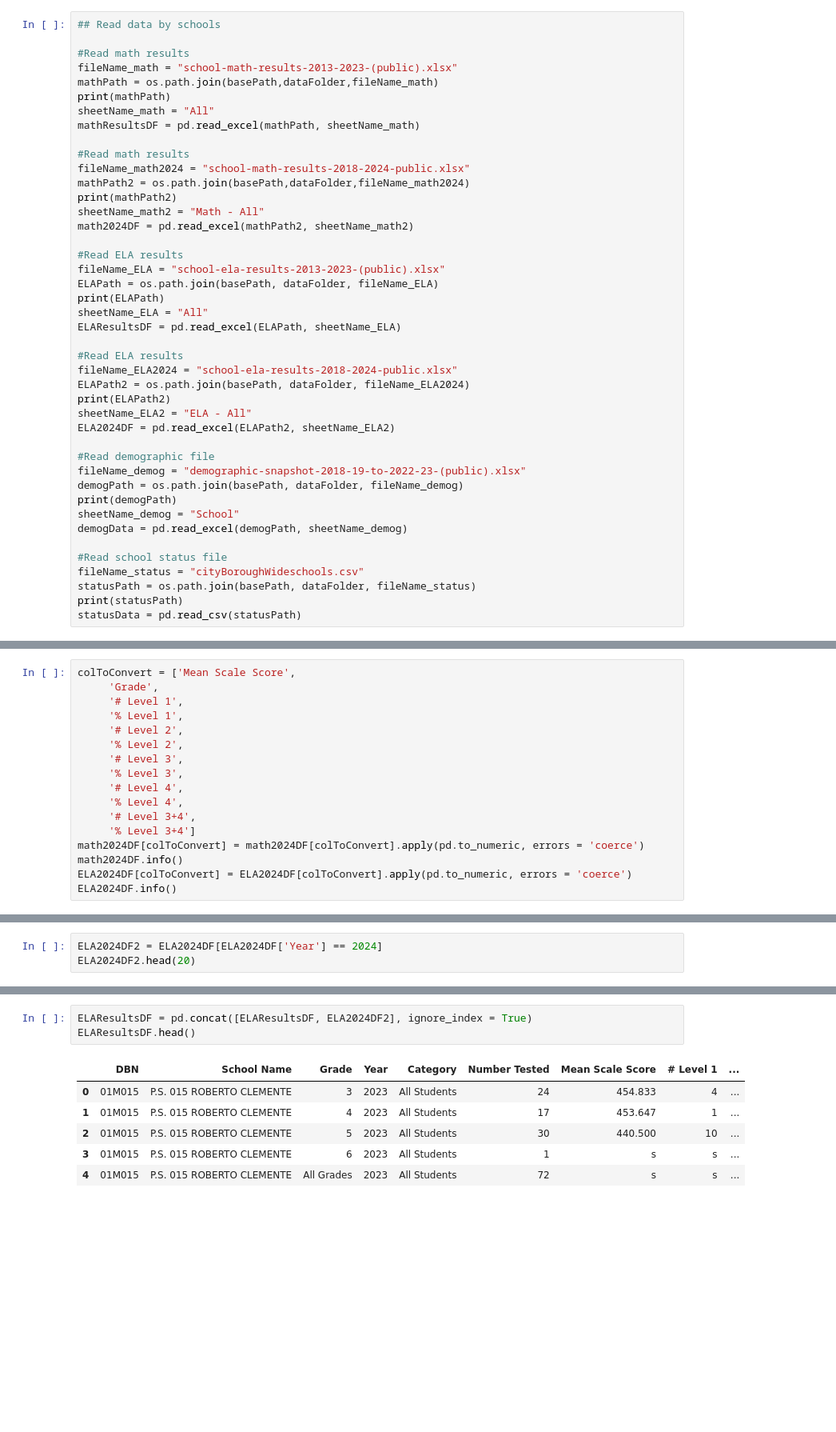
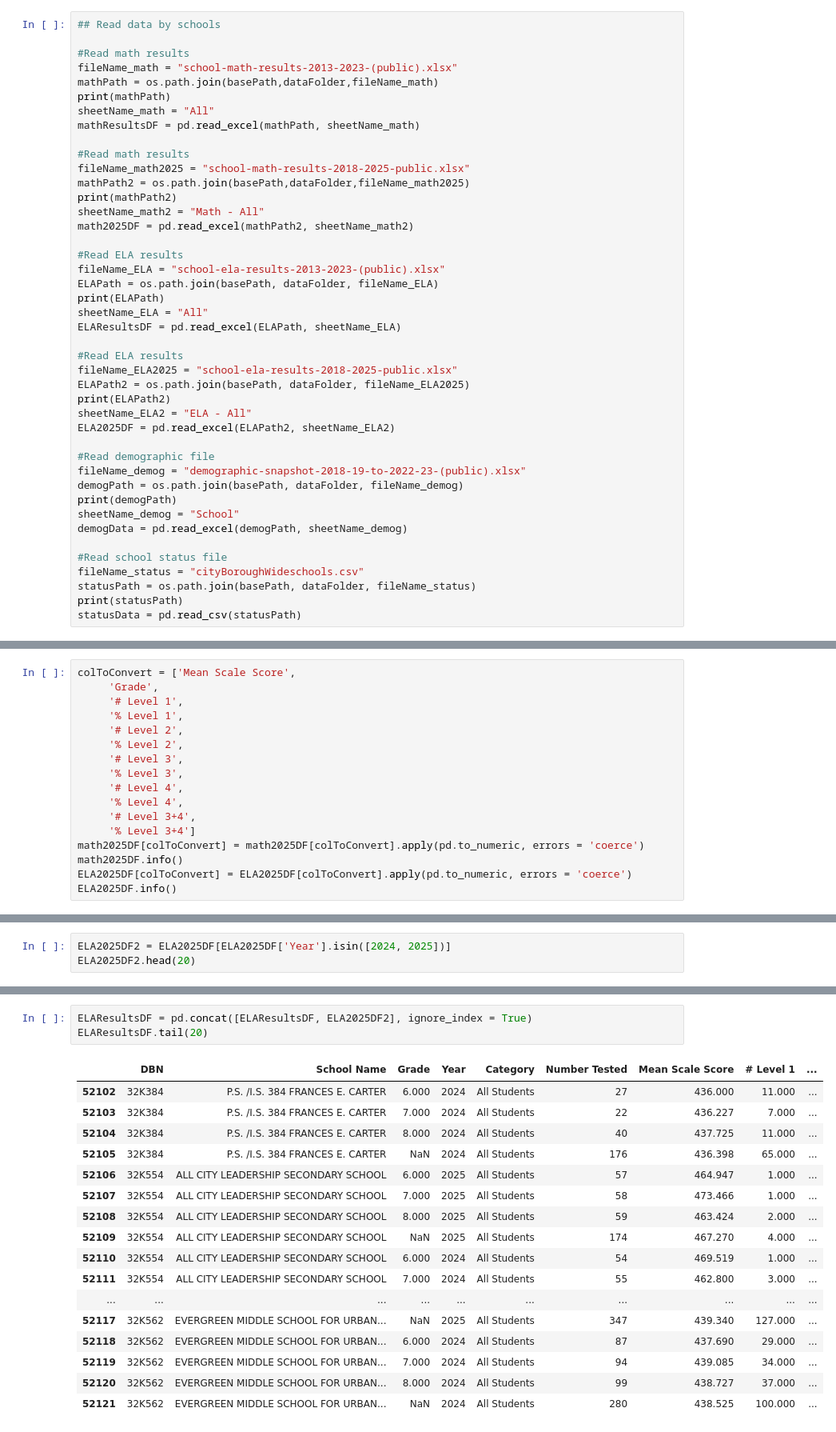
Before and after one commit to Solirinai/NY_schools_maps, a Jupyter notebook: notebooks/NYC_updated/1._NYC_data_processing_by_schools.ipynb, the cells around one changed output, grey strips where cells are left out. Shown: that part at 80% size. Cells and saved outputs as stored; diff of their text form; blank space fills up the shorter version.

Commit message:
Started updating NYC map with 2025 results, fixing some methodology,: first commit

```diff
--- a/notebooks/NYC_updated/1._NYC_data_processing_by_schools.ipynb
+++ b/notebooks/NYC_updated/1._NYC_data_processing_by_schools.ipynb
@@ -236,11 +236,11 @@ sheetName_math = "All"
 mathResultsDF = pd.read_excel(mathPath, sheetName_math)
 
 #Read math results
-fileName_math2024 = "school-math-results-2018-2024-public.xlsx"
-mathPath2 = os.path.join(basePath,dataFolder,fileName_math2024)
+fileName_math2025 = "school-math-results-2018-2025-public.xlsx"
+mathPath2 = os.path.join(basePath,dataFolder,fileName_math2025)
 print(mathPath2)
 sheetName_math2 = "Math - All"
-math2024DF = pd.read_excel(mathPath2, sheetName_math2)
+math2025DF = pd.read_excel(mathPath2, sheetName_math2)
 
 #Read ELA results
 fileName_ELA = "school-ela-results-2013-2023-(public).xlsx"
@@ -250,11 +250,11 @@ sheetName_ELA = "All"
 ELAResultsDF = pd.read_excel(ELAPath, sheetName_ELA)
 
 #Read ELA results
-fileName_ELA2024 = "school-ela-results-2018-2024-public.xlsx"
-ELAPath2 = os.path.join(basePath, dataFolder, fileName_ELA2024)
+fileName_ELA2025 = "school-ela-results-2018-2025-public.xlsx"
+ELAPath2 = os.path.join(basePath, dataFolder, fileName_ELA2025)
 print(ELAPath2)
 sheetName_ELA2 = "ELA - All"
-ELA2024DF = pd.read_excel(ELAPath2, sheetName_ELA2)
+ELA2025DF = pd.read_excel(ELAPath2, sheetName_ELA2)
 
 #Read demographic file
 fileName_demog = "demographic-snapshot-2018-19-to-2022-23-(public).xlsx"
@@ -328,9 +328,9 @@ colToConvert = ['Mean Scale Score',
      '% Level 4',
      '# Level 3+4',
      '% Level 3+4']
-math2024DF[colToConvert] = math2024DF[colToConvert].apply(pd.to_numeric, errors = 'coerce')
-math2024DF.info()
-ELA2024DF[colToConvert] = ELA2024DF[colToConvert].apply(pd.to_numeric, errors = 'coerce')
-ELA2024DF.info()
+math2025DF[colToConvert] = math2025DF[colToConvert].apply(pd.to_numeric, errors = 'coerce')
+math2025DF.info()
+ELA2025DF[colToConvert] = ELA2025DF[colToConvert].apply(pd.to_numeric, errors = 'coerce')
+ELA2025DF.info()
 # %% [output]
 <class 'pandas.core.frame.DataFrame'>
@@ -374,5 +374,5 @@ math2024DF2.head(20)
 # %%
-ELA2024DF2 = ELA2024DF[ELA2024DF['Year'] == 2024]
-ELA2024DF2.head(20)
+ELA2025DF2 = ELA2025DF[ELA2025DF['Year'].isin([2024, 2025])]
+ELA2025DF2.head(20)
 # %% [output]
 |  | DBN | School Name | Grade | Year | Category | Number Tested | Mean Scale Score | # Level 1 | ... |
@@ -405,13 +416,24 @@ mathResultsDF.head()
 # %%
-ELAResultsDF = pd.concat([ELAResultsDF, ELA2024DF2], ignore_index = True)
-ELAResultsDF.head()
+ELAResultsDF = pd.concat([ELAResultsDF, ELA2025DF2], ignore_index = True)
+ELAResultsDF.tail(20)
 # %% [output]
 |  | DBN | School Name | Grade | Year | Category | Number Tested | Mean Scale Score | # Level 1 | ... |
-| 0 | 01M015 | P.S. 015 ROBERTO CLEMENTE | 3 | 2023 | All Students | 24 | 454.833 | 4 | ... |
-| 1 | 01M015 | P.S. 015 ROBERTO CLEMENTE | 4 | 2023 | All Students | 17 | 453.647 | 1 | ... |
-| 2 | 01M015 | P.S. 015 ROBERTO CLEMENTE | 5 | 2023 | All Students | 30 | 440.500 | 10 | ... |
-| 3 | 01M015 | P.S. 015 ROBERTO CLEMENTE | 6 | 2023 | All Students | 1 | s | s | ... |
-| 4 | 01M015 | P.S. 015 ROBERTO CLEMENTE | All Grades | 2023 | All Students | 72 | s | s | ... |
+| 52102 | 32K384 | P.S. /I.S. 384 FRANCES E. CARTER | 6.000 | 2024 | All Students | 27 | 436.000 | 11.000 | ... |
+| 52103 | 32K384 | P.S. /I.S. 384 FRANCES E. CARTER | 7.000 | 2024 | All Students | 22 | 436.227 | 7.000 | ... |
+| 52104 | 32K384 | P.S. /I.S. 384 FRANCES E. CARTER | 8.000 | 2024 | All Students | 40 | 437.725 | 11.000 | ... |
+| 52105 | 32K384 | P.S. /I.S. 384 FRANCES E. CARTER | NaN | 2024 | All Students | 176 | 436.398 | 65.000 | ... |
+| 52106 | 32K554 | ALL CITY LEADERSHIP SECONDARY SCHOOL | 6.000 | 2025 | All Students | 57 | 464.947 | 1.000 | ... |
+| 52107 | 32K554 | ALL CITY LEADERSHIP SECONDARY SCHOOL | 7.000 | 2025 | All Students | 58 | 473.466 | 1.000 | ... |
+| 52108 | 32K554 | ALL CITY LEADERSHIP SECONDARY SCHOOL | 8.000 | 2025 | All Students | 59 | 463.424 | 2.000 | ... |
+| 52109 | 32K554 | ALL CITY LEADERSHIP SECONDARY SCHOOL | NaN | 2025 | All Students | 174 | 467.270 | 4.000 | ... |
+| 52110 | 32K554 | ALL CITY LEADERSHIP SECONDARY SCHOOL | 6.000 | 2024 | All Students | 54 | 469.519 | 1.000 | ... |
+| 52111 | 32K554 | ALL CITY LEADERSHIP SECONDARY SCHOOL | 7.000 | 2024 | All Students | 55 | 462.800 | 3.000 | ... |
+| ... | ... | ... | ... | ... | ... | ... | ... | ... | ... |
+| 52117 | 32K562 | EVERGREEN MIDDLE SCHOOL FOR URBAN... | NaN | 2025 | All Students | 347 | 439.340 | 127.000 | ... |
+| 52118 | 32K562 | EVERGREEN MIDDLE SCHOOL FOR URBAN... | 6.000 | 2024 | All Students | 87 | 437.690 | 29.000 | ... |
+| 52119 | 32K562 | EVERGREEN MIDDLE SCHOOL FOR URBAN... | 7.000 | 2024 | All Students | 94 | 439.085 | 34.000 | ... |
+| 52120 | 32K562 | EVERGREEN MIDDLE SCHOOL FOR URBAN... | 8.000 | 2024 | All Students | 99 | 438.727 | 37.000 | ... |
+| 52121 | 32K562 | EVERGREEN MIDDLE SCHOOL FOR URBAN... | NaN | 2024 | All Students | 280 | 438.525 | 100.000 | ... |
 # %%
 # Initializing the list of subjects to use throughout the notebook
 subjects = ['Math', 'ELA']
```
Also changed, not shown: parts of 49 cells of this notebook, 10 other files.
